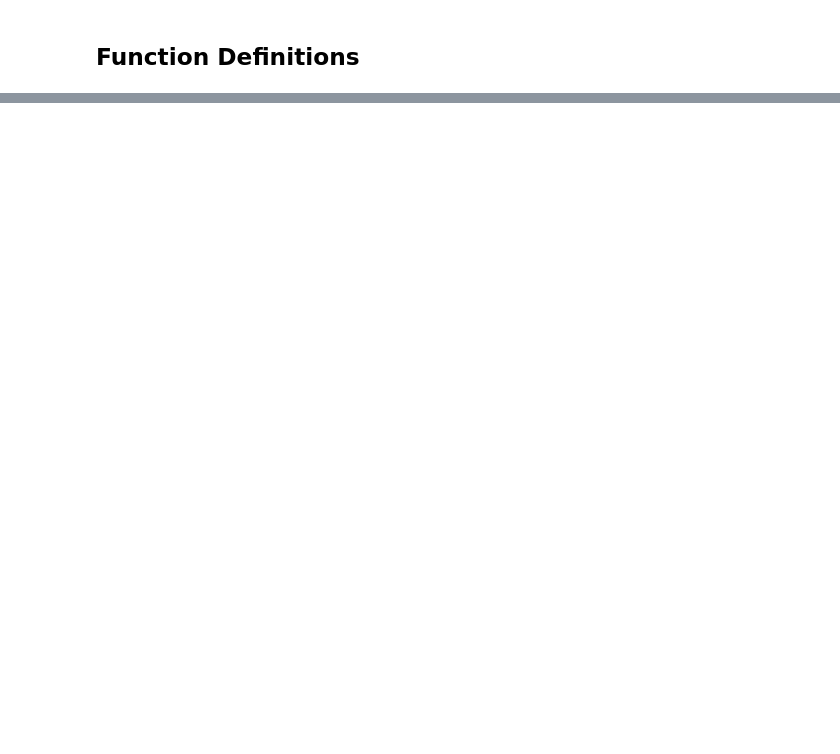
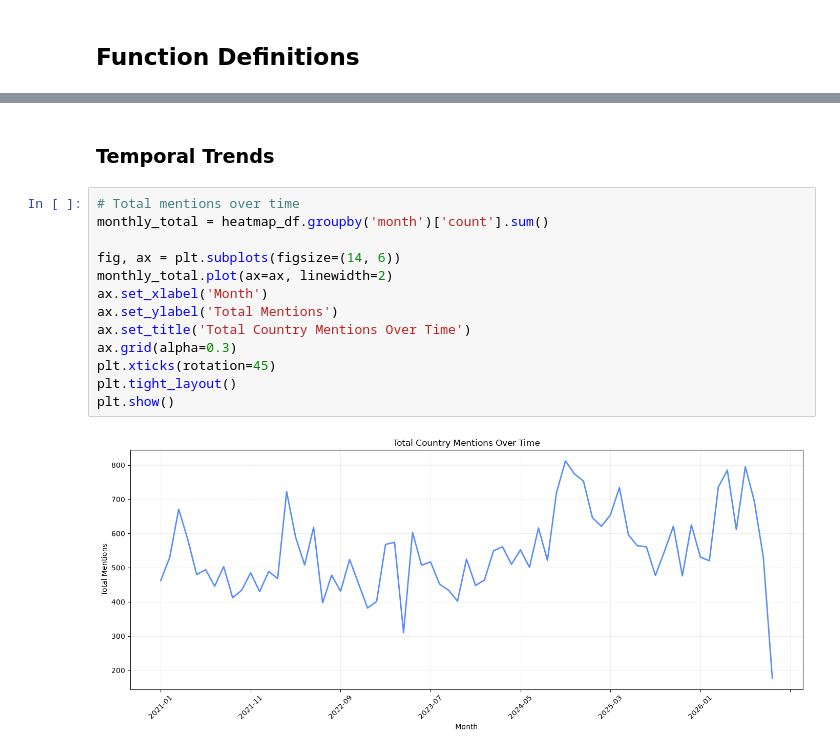
Before and after one commit to darenasc/UN-LLM-Analysis, a Jupyter notebook: notebooks/daniel/heatmap.ipynb, the cells around one changed output, grey strips where cells are left out. Cells and saved outputs as stored; diff of their text form; blank space fills up the shorter version.

```diff
--- a/notebooks/daniel/heatmap.ipynb
+++ b/notebooks/daniel/heatmap.ipynb
@@ -403,0 +487,17 @@ Top 5 months:
+# %% [markdown]
+### Temporal Trends
+# %%
+# Total mentions over time
+monthly_total = heatmap_df.groupby('month')['count'].sum()
+
+fig, ax = plt.subplots(figsize=(14, 6))
+monthly_total.plot(ax=ax, linewidth=2)
+ax.set_xlabel('Month')
+ax.set_ylabel('Total Mentions')
+ax.set_title('Total Country Mentions Over Time')
+ax.grid(alpha=0.3)
+plt.xticks(rotation=45)
+plt.tight_layout()
+plt.show()
+# %% [output]
+[figure, added]
```
Also changed, not shown: parts of 56 cells of this notebook, 3 other files.
